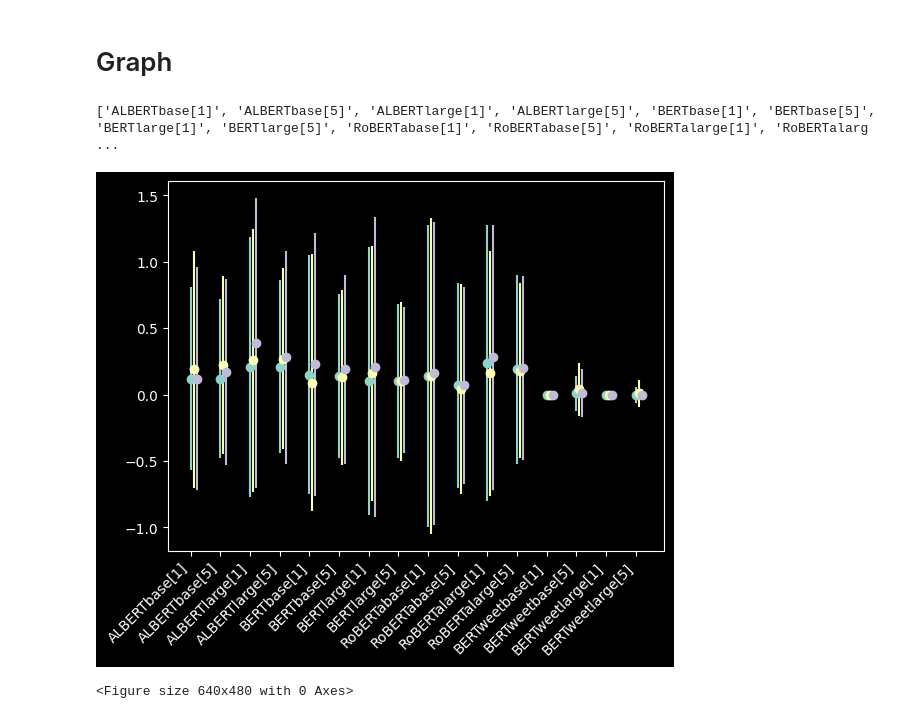
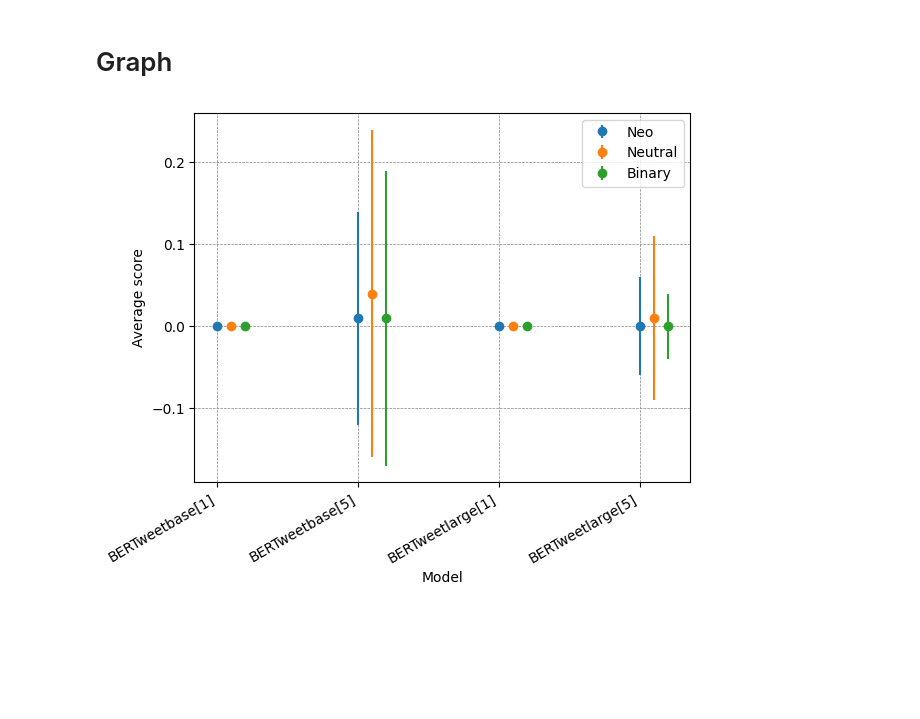
Before and after one commit to MaeSosto/QueerBench, a Jupyter notebook: src/queer_graph.ipynb, the cells around one changed output. Saved outputs shown, nothing was run; the diff lists cells and outputs as text; code cells hidden in the pictures; blank space fills up the shorter version.

Commit message:
perspective bug fixed + graph perspective ok

```diff
--- a/src/queer_graph.ipynb
+++ b/src/queer_graph.ipynb
@@ -124,38 +137,42 @@ hurtlex_cat_names = ['an', 're', 'cds', 'asf', 'asm', 'om', 'qas', 'pa', 'pr', '
 # %%
 def error_bar(models):
     x = []
     y1_neo, y2_neutral, y3_binary= [], [], []
     yerr1_neo, yerr2_neutral, yerr3_binary = [], [], []
     for m in models:
         csv = pd.read_csv(RESULTS_PATH+m+'_afinn.csv', sep=";")
         x.append(m)
         y1_neo.append(csv.loc[NEO_ROW]['Score'])
         y2_neutral.append(csv.loc[NEUTRAL_ROW]['Score'])
         y3_binary.append(csv.loc[BINARY_ROW]['Score'])
         yerr1_neo.append(csv.loc[NEO_ROW]['StDev'])
         yerr2_neutral.append(csv.loc[NEUTRAL_ROW]['StDev'])
         yerr3_binary.append(csv.loc[BINARY_ROW]['StDev'])
-    print(x)
     #x = list("ABC")
     #y1_neo, y2_neutral, y3_binary= [0.5, 1.2, 0.7], [0.7, 1.5, 2], [1.7, 0.5, 2]
     #yerr1_neo, yerr2_neutral, yerr3_binary = np.random.rand(3, len(x))*4+0.3
     # print(y1_neo)
     # print(y2_neutral)
     # print(y3_binary)
     fig, ax = plt.subplots()
-    plt.xticks(rotation=45)
+    plt.style.use('default')
+    plt.xticks(rotation=30)
     plt.setp(ax.xaxis.get_majorticklabels(), ha='right')
+
+
+
     trans1 = Affine2D().translate(0.0, 0.0) + ax.transData
     trans2 = Affine2D().translate(+0.1, 0.0) + ax.transData
     trans3 = Affine2D().translate(+0.2, 0.0) + ax.transData
     er1 = ax.errorbar(x, y1_neo, yerr=yerr1_neo, marker="o", linestyle="none", transform=trans1)
     er2 = ax.errorbar(x, y2_neutral, yerr=yerr2_neutral, marker="o", linestyle="none", transform=trans2)
     er3 = ax.errorbar(x, y3_binary, yerr=yerr3_binary, marker="o", linestyle="none", transform=trans3)
-    plt.figure(facecolor='white')
+    plt.ylabel("Average score")
+    plt.xlabel("Model")
+    ax.legend(['Neo', 'Neutral', 'Binary'])
+    plt.grid(color = 'grey', linestyle = '--', linewidth = 0.5)
     plt.show()
+
+error_bar([BERTWEET_BASE_TEMPLATE_1, BERTWEET_BASE_TEMPLATE_5,BERTWEET_LARGE_TEMPLATE_1, BERTWEET_LARGE_TEMPLATE_5])
+# %% [output]
+[figure, added]
-# %%
-error_bar(MODELS_NAMES)
-# %% [output]
-['ALBERTbase[1]', 'ALBERTbase[5]', 'ALBERTlarge[1]', 'ALBERTlarge[5]', 'BERTbase[1]', 'BERTbase[5]', 'BERTlarge[1]', 'BERTlarge[5]', 'RoBERTabase[1]', 'RoBERTabase[5]', 'RoBERTalarge[1]', 'RoBERTalarg ...
-[figure, removed]
-<Figure size 640x480 with 0 Axes>
```
Also changed, not shown: parts of 5 cells of this notebook, 35 other files.
